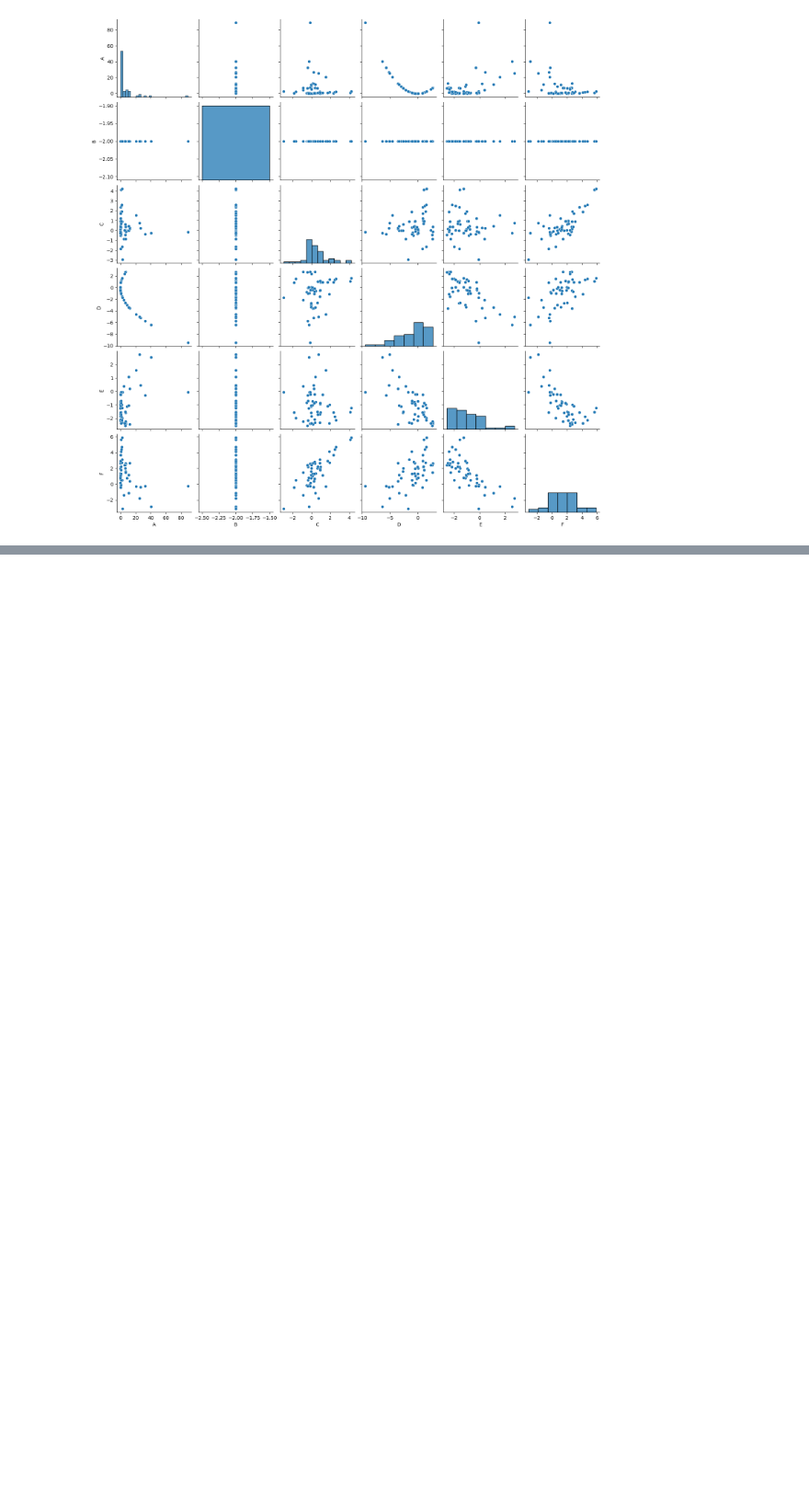
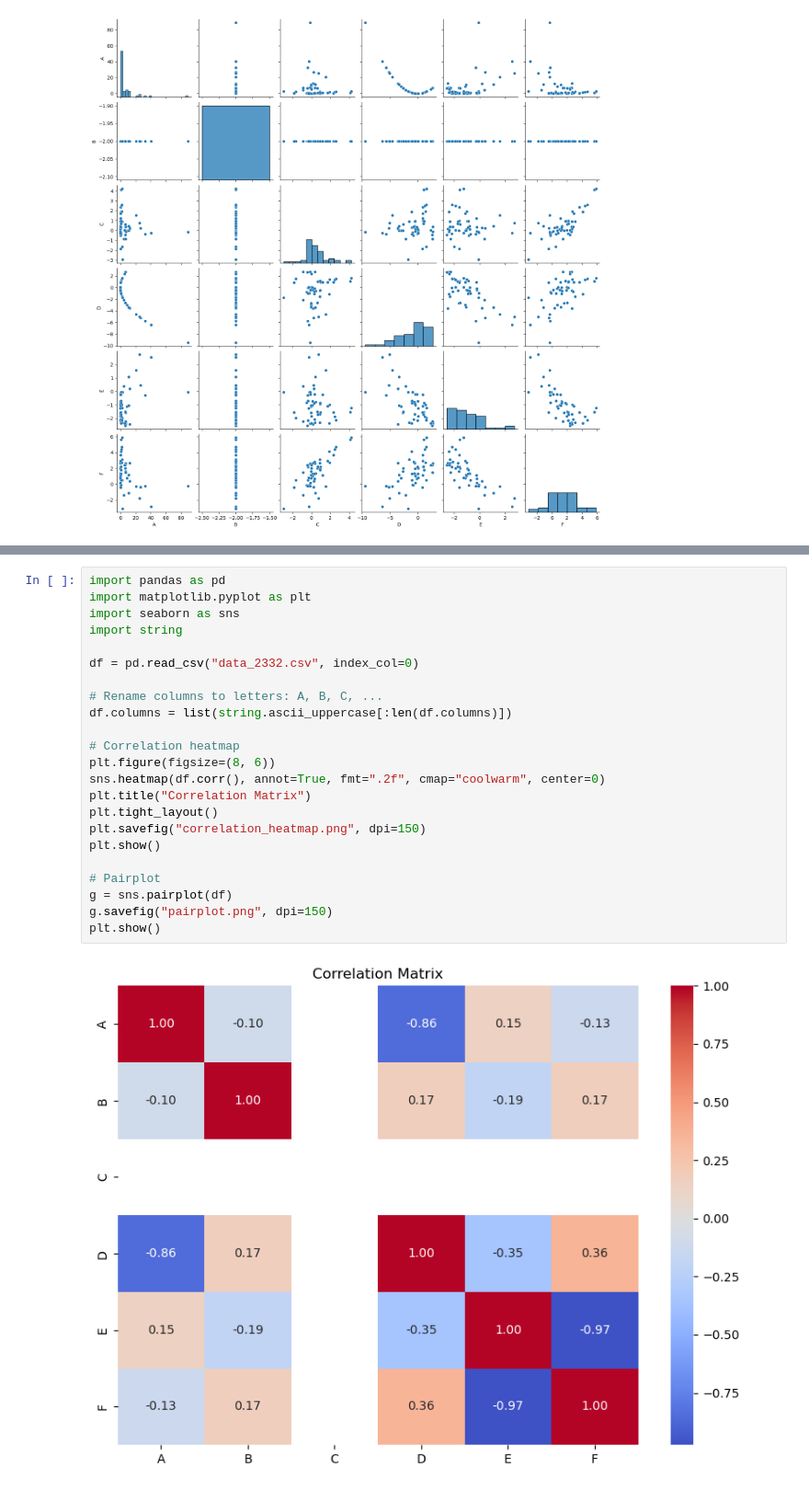
Before and after one commit to kamilladtu/ALaA_project3, a Jupyter notebook: test.ipynb, the cells around one changed output, grey strips where cells are left out. Shown at 92% size. Saved outputs shown, nothing was run; the diff lists cells and outputs as text; blank space fills up the shorter version.

```diff
--- a/test.ipynb
+++ b/test.ipynb
@@ -136,0 +163,25 @@ plt.show()
+# %%
+import pandas as pd
+import matplotlib.pyplot as plt
+import seaborn as sns
+import string
+
+df = pd.read_csv("data_2332.csv", index_col=0)
+
+# Rename columns to letters: A, B, C, ...
+df.columns = list(string.ascii_uppercase[:len(df.columns)])
+
+# Correlation heatmap
+plt.figure(figsize=(8, 6))
+sns.heatmap(df.corr(), annot=True, fmt=".2f", cmap="coolwarm", center=0)
+plt.title("Correlation Matrix")
+plt.tight_layout()
+plt.savefig("correlation_heatmap.png", dpi=150)
+plt.show()
+
+# Pairplot
+g = sns.pairplot(df)
+g.savefig("pairplot.png", dpi=150)
+plt.show()
+# %% [output]
+[figure, added]
```
Also changed, not shown: parts of 7 cells of this notebook.
